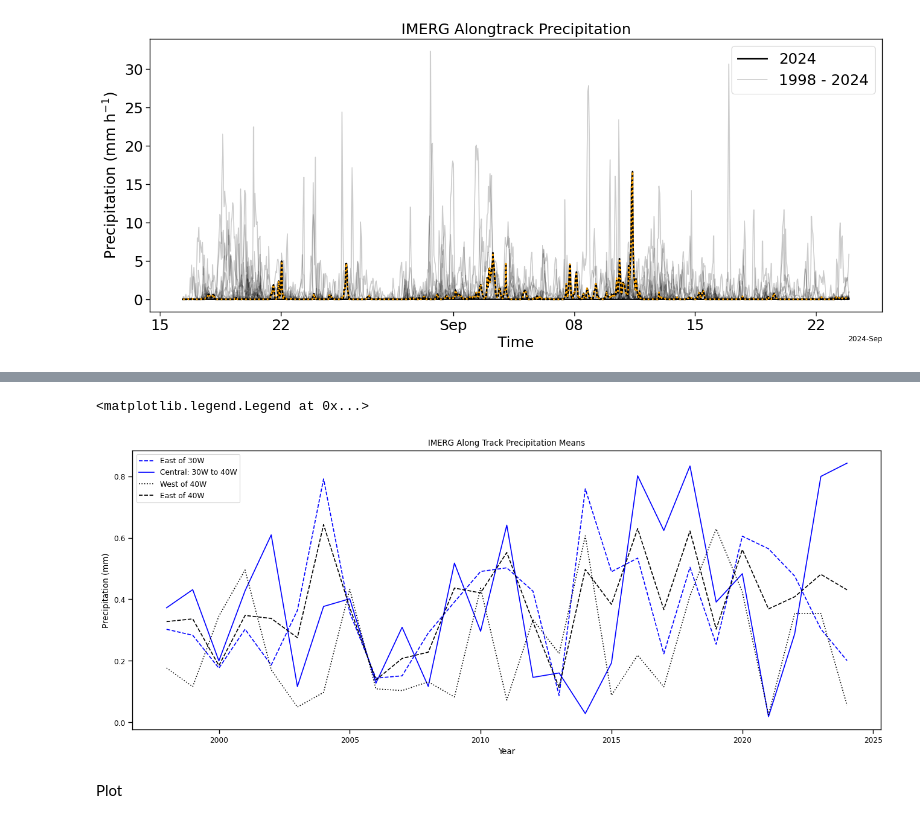
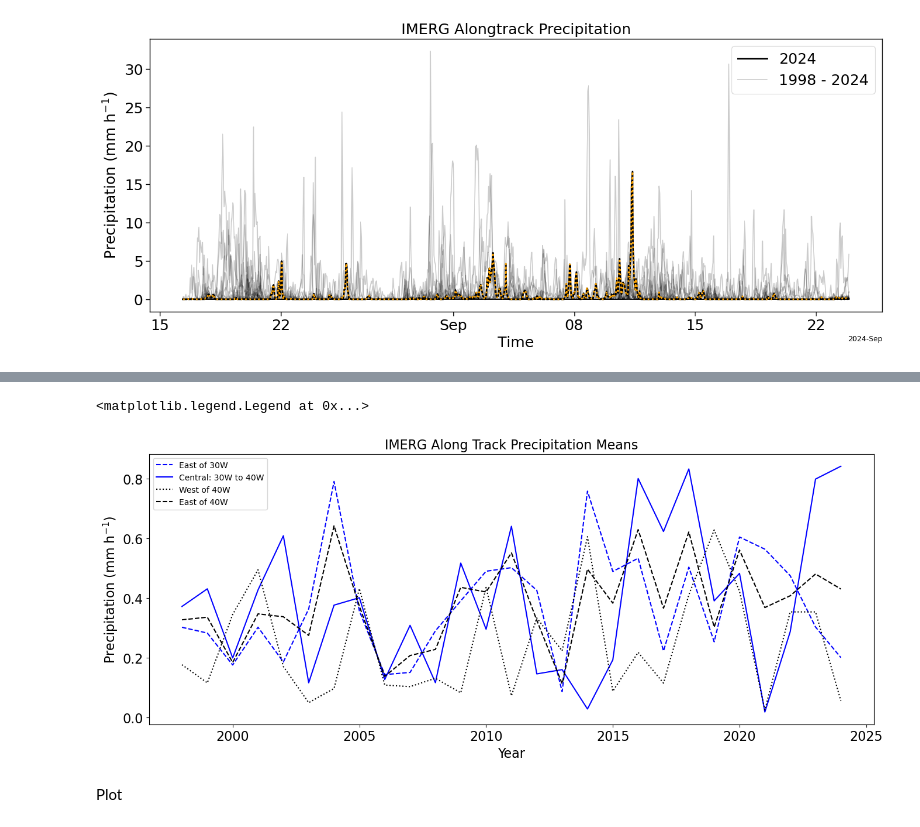
Before and after one commit to allison-wing/PICCOLO, a Jupyter notebook: plot_pdf_EW.ipynb, the cells around one changed output, grey strips where cells are left out. Cells and saved outputs as stored; diff of their text form; code cells hidden in the pictures.

```diff
--- a/plot_pdf_EW.ipynb
+++ b/plot_pdf_EW.ipynb
@@ -1593,17 +1628,18 @@ Coordinates:
 # %%
 # plot E,W,C means
 fig, ax = plt.subplots(figsize=(16,6))
 ax.plot(imerg_alongtrack.year,prec_imerg_meanEE, label='East of 30W', color='blue',linestyle = '--')
 ax.plot(imerg_alongtrack.year,prec_imerg_meanC, label='Central: 30W to 40W', color='blue')
 ax.plot(imerg_alongtrack.year,prec_imerg_meanW, label='West of 40W', color='black', linestyle = ':')
 ax.plot(imerg_alongtrack.year,prec_imerg_meanE, label='East of 40W', color='black', linestyle = '--')
-ax.set_title('IMERG Along Track Precipitation Means')
-ax.set_xlabel('Year')
-ax.set_ylabel('Precipitation (mm)')
+ax.set_title('IMERG Along Track Precipitation Means',fontsize=16)
+ax.set_xlabel('Year',fontsize=16)
+ax.set_ylabel('Precipitation (mm h$^{-1}$)',fontsize=16)
+ax.tick_params(labelsize=16)
 ax.legend()
 # %% [output]
 <matplotlib.legend.Legend at 0x...>
-[figure, old version]
+[figure, new version]
 # %% [markdown]
 Plot
 # %%
```
Also changed, not shown: parts of 7 cells of this notebook.
